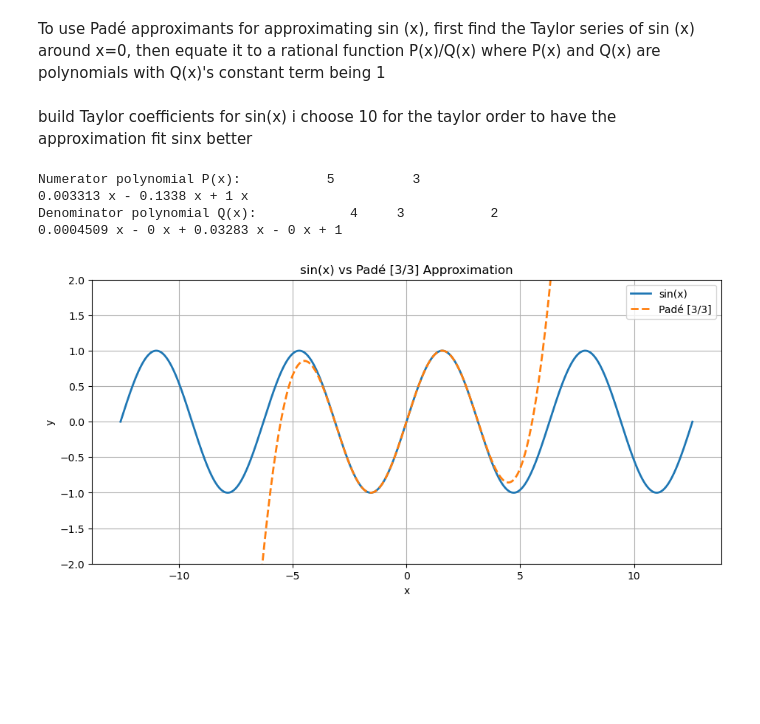
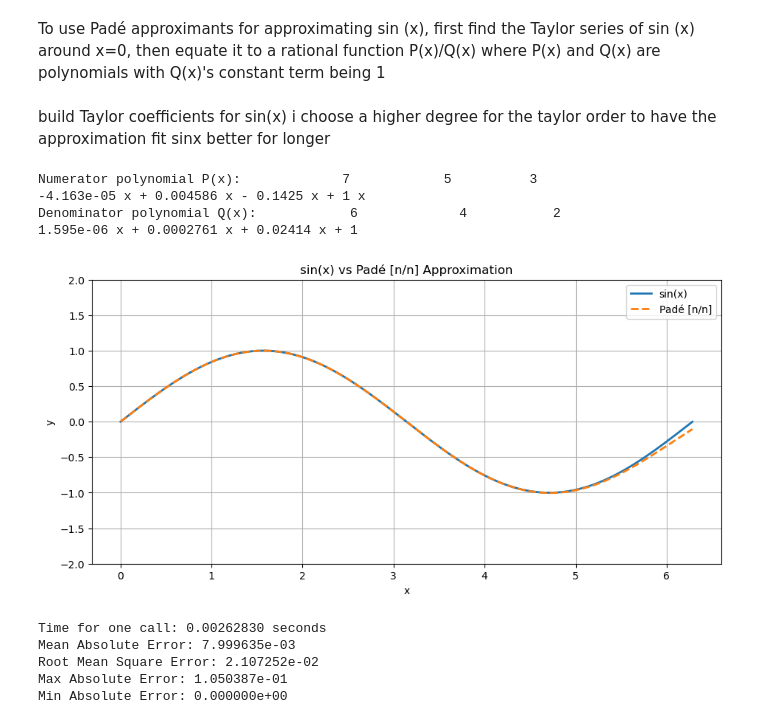
Before and after one commit to Tonkle-Time/SinxProject, a Jupyter notebook: Pade.ipynb, the cells around one changed output. Saved outputs shown, nothing was run; the diff lists cells and outputs as text; code cells hidden in the pictures; blank space fills up the shorter version.

Commit message:
needs more
build comparison cells to compare to the function calls and look more into scalability.

```diff
--- a/Pade.ipynb
+++ b/Pade.ipynb
@@ -8,8 +9,8 @@ import math
 # %% [markdown]
-build Taylor coefficients for sin(x) i choose 10 for the taylor order to have the approximation
-fit sinx better
+build Taylor coefficients for sin(x) i choose a higher degree for the taylor order to have the approximation
+fit sinx better for longer
 # %%
-N = 10 # total taylor order (degrees for P and Q will be half this)
+N = 14 # total taylor order (degrees for P and Q will be half this)
 coeffs = [0.0] * (N + 1)
 # forming the taylor series
 for n in range(N + 1):
@@ -18,15 +19,18 @@ for n in range(N + 1):
     else:
         coeffs[n] = 0.0
 # %%
-m = 5  # the degree for P and Q
-P_poly, Q_poly = interpolate.pade(coeffs, m)
+start = time.perf_counter()
+m = 7  # the degree for P and Q
+p_poly, q_poly = interpolate.pade(coeffs, m)
+# do research on how the coefficients are written and make a for loop for this and make a comparison as well
 
-print("Numerator polynomial P(x):", P_poly)
-print("Denominator polynomial Q(x):", Q_poly)
+
+print("Numerator polynomial P(x):", p_poly)
+print("Denominator polynomial Q(x):", q_poly)
 
 # P_poly and Q_poly come back as arrays this turns them into a callable function
-p = np.poly1d(P_poly)
-q = np.poly1d(Q_poly)
+p = np.poly1d(p_poly)
+q = np.poly1d(q_poly)
 
 def pade_eval(x):
     denom = q(x)
@@ -36,25 +40,46 @@ def pade_eval(x):
     # avoid unsafe values that might divide by zero
     y[safe] = p(x[safe]) / denom[safe] # only evaluate P(x)/Q(x) at safe positions
     return y # gives the safe values and the NaN
+end = time.perf_counter()
 # %% [output]
-Numerator polynomial P(x):           5          3
-0.003313 x - 0.1338 x + 1 x
-Denominator polynomial Q(x):            4     3           2
-0.0004509 x - 0 x + 0.03283 x - 0 x + 1
+Numerator polynomial P(x):             7            5          3
+-4.163e-05 x + 0.004586 x - 0.1425 x + 1 x
+Denominator polynomial Q(x):            6             4           2
+1.595e-06 x + 0.0002761 x + 0.02414 x + 1
 # %%
-x_vals = np.linspace(-4 * np.pi, 4 * np.pi, 2000)
+#This is the 0,2pi range the project asks for but it doesnt  show how pade's accuracy starts to
+# fail on the left side of the graph on the negative side as well as the positive
+
+x_vals = np.linspace(0, 2 * np.pi, 2000)
 y_sin = np.sin(x_vals)
 y_pade = pade_eval(x_vals)
 
+abs_error = np.abs(y_sin - y_pade)
+mean_abs_err = np.mean(abs_error)
+root_mean_squ_err = np.sqrt(np.mean((y_sin - y_pade)**2))
+max_error = np.max(abs_error)
+min_error = np.min(abs_error)
+
+
 plt.figure(figsize=(11,5))
 plt.plot(x_vals, y_sin, label='sin(x)', linewidth=2)
-plt.plot(x_vals, y_pade, '--', label='Padé [5/5]', linewidth=2)
-plt.title('sin(x) vs Padé [5/5] Approximation')
+plt.plot(x_vals, y_pade, '--', label='Padé [n/n]', linewidth=2)
+plt.title('sin(x) vs Padé [n/n] Approximation')
 plt.xlabel('x')
 plt.ylabel('y')
 plt.legend()
 plt.grid(True)
 plt.ylim(-2, 2)
 plt.show()
+print(f"Time for one call: {end - start:.8f} seconds")
+print(f"Mean Absolute Error: {mean_abs_err:.6e}")
+print(f"Root Mean Square Error: {root_mean_squ_err:.6e}")
+print(f"Max Absolute Error: {max_error:.6e}")
+print(f"Min Absolute Error: {min_error:.6e}")
 # %% [output]
-[figure, old version]
+[figure, new version]
+Time for one call: 0.00262830 seconds
+Mean Absolute Error: 7.999635e-03
+Root Mean Square Error: 2.107252e-02
+Max Absolute Error: 1.050387e-01
+Min Absolute Error: 0.000000e+00
```
Also changed, not shown: parts of 3 cells of this notebook, 1 other file.
